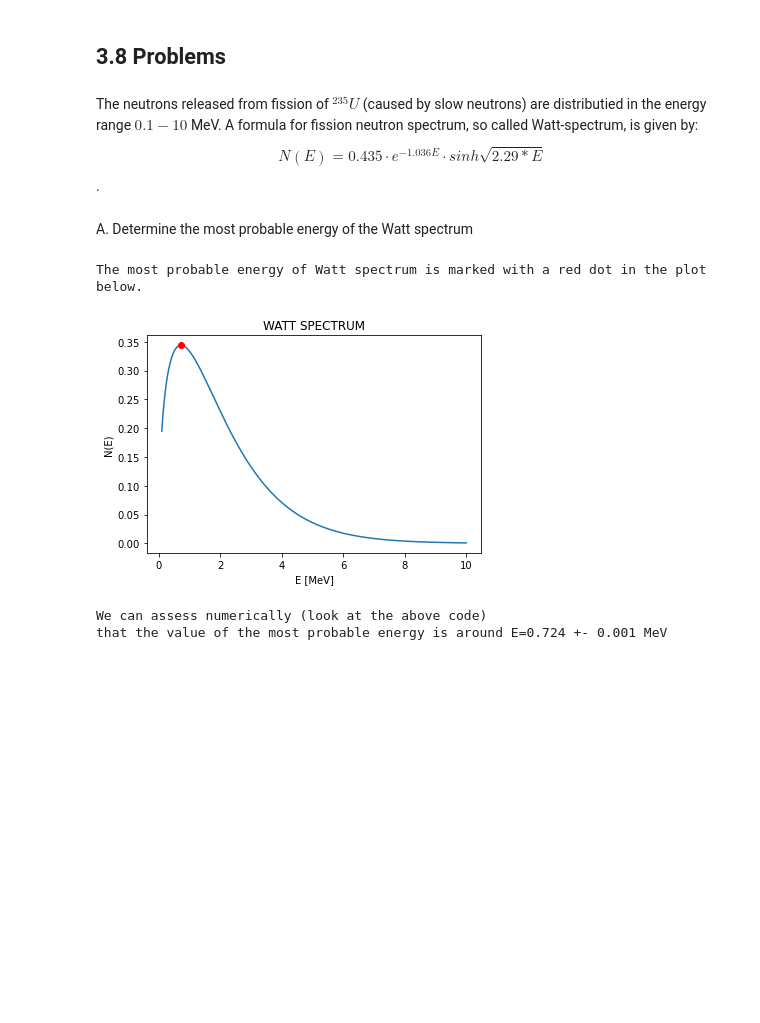
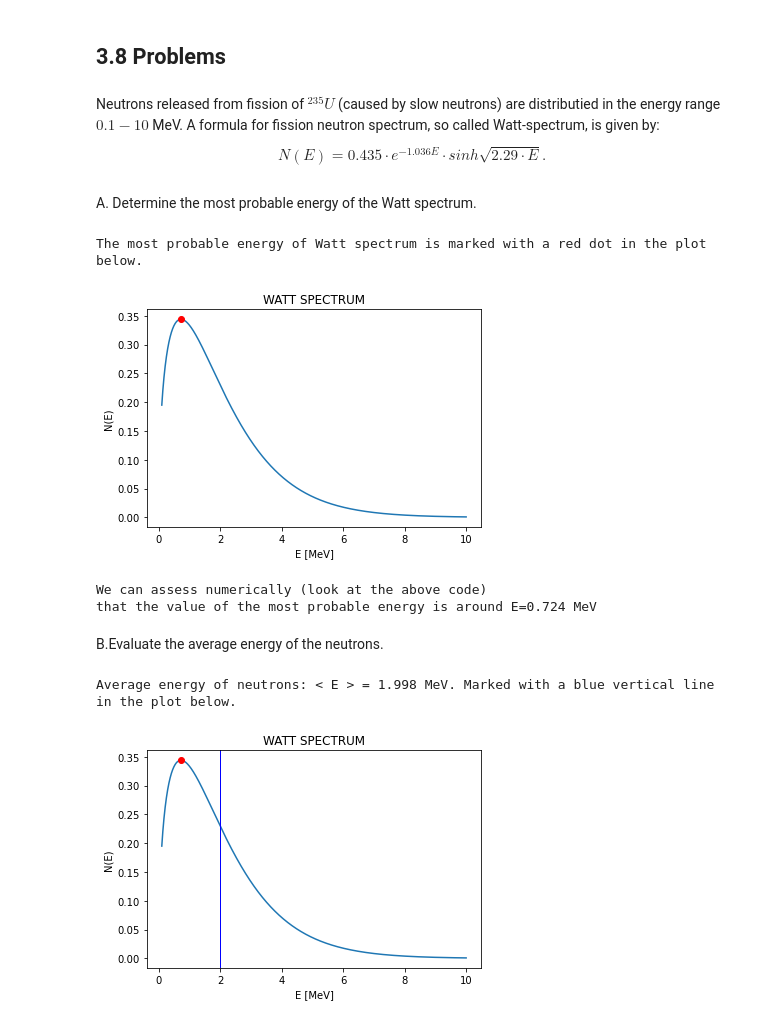
Before and after one commit to kmiec96/Nuclear, a Jupyter notebook: set1.ipynb, the cells around one changed output. Drawn from its saved outputs; the diff is of its cells as text; code cells hidden in the pictures; blank space fills up the shorter version.

```diff
--- a/set1.ipynb
+++ b/set1.ipynb
@@ -509,11 +509,11 @@ Reaction C-12->3 alpha is egzothermic Q>0. 3.8e-12 J (24 MeV) of energy is relea
 # %% [markdown]
 ## 3.8 Problems
 # %% [markdown]
-The neutrons released from fission of $^{235}U$ (caused by slow neutrons) are distributied in the energy range $0.1-10$ MeV.
+Neutrons released from fission of $^{235}U$ (caused by slow neutrons) are distributied in the energy range $0.1-10$ MeV.
 A formula for fission neutron spectrum, so called Watt-spectrum, is given by:
-$$N(E)=0.435\cdot e^{-1.036E}\cdot sinh \sqrt{2.29*E}$$.
+$$N(E)=0.435\cdot e^{-1.036E}\cdot sinh \sqrt{2.29\cdot E}.$$
 # %% [markdown]
-A. Determine the most probable energy of the Watt spectrum
+A. Determine the most probable energy of the Watt spectrum.
 # %%
 E = np.arange(0.1, 10, 0.001)
 N = 0.435*np.exp(-1.036*E)*np.sinh(np.sqrt(2.29*E))
@@ -529,10 +529,32 @@ plt.xlabel("E [MeV]")
 plt.ylabel("N(E)")
 plt.show()
 
-print("We can assess numerically (look at the above code)\nthat the value of the most probable energy is around E={:.4g} +- 0.001 MeV".format(E[max_index]))
+print("We can assess numerically (look at the above code)\nthat the value of the most probable energy is around E={:.4g} MeV".format(E[max_index]))
 #print("If we solve the maximisation problem analyticaly we will get E={:.2g} MeV".format())
 # %% [output]
 The most probable energy of Watt spectrum is marked with a red dot in the plot below.
 [figure]
 We can assess numerically (look at the above code)
-that the value of the most probable energy is around E=0.724 +- 0.001 MeV
+that the value of the most probable energy is around E=0.724 MeV
+# %% [markdown]
+B.Evaluate the average energy of the neutrons.
+# %%
+#print(np.array([1,2,3])*np.array([3,4,5]))
+#->[3,8,15]
+#A=np.array([1,2,3]), B=np.array([3,4,5])
+#print(A*B)
+#->[3,8,15]
+
+average_energy=np.sum((N*E))/np.sum(N)
+print("Average energy of neutrons: < E > = {:.4g} MeV. Marked with a blue vertical line in the plot below.".format(average_energy))
+
+plt.plot(E, N, zorder=1)
+plt.title('WATT SPECTRUM')
+plt.scatter(E[max_index],N[max_index], color='red', zorder=2)
+plt.axvline(x=average_energy,linewidth=1, color='b')
+plt.xlabel("E [MeV]")
+plt.ylabel("N(E)")
+plt.show()
+# %% [output]
+Average energy of neutrons: < E > = 1.998 MeV. Marked with a blue vertical line in the plot below.
+[figure, added]
```
Also changed, not shown: parts of 6 cells of this notebook.
